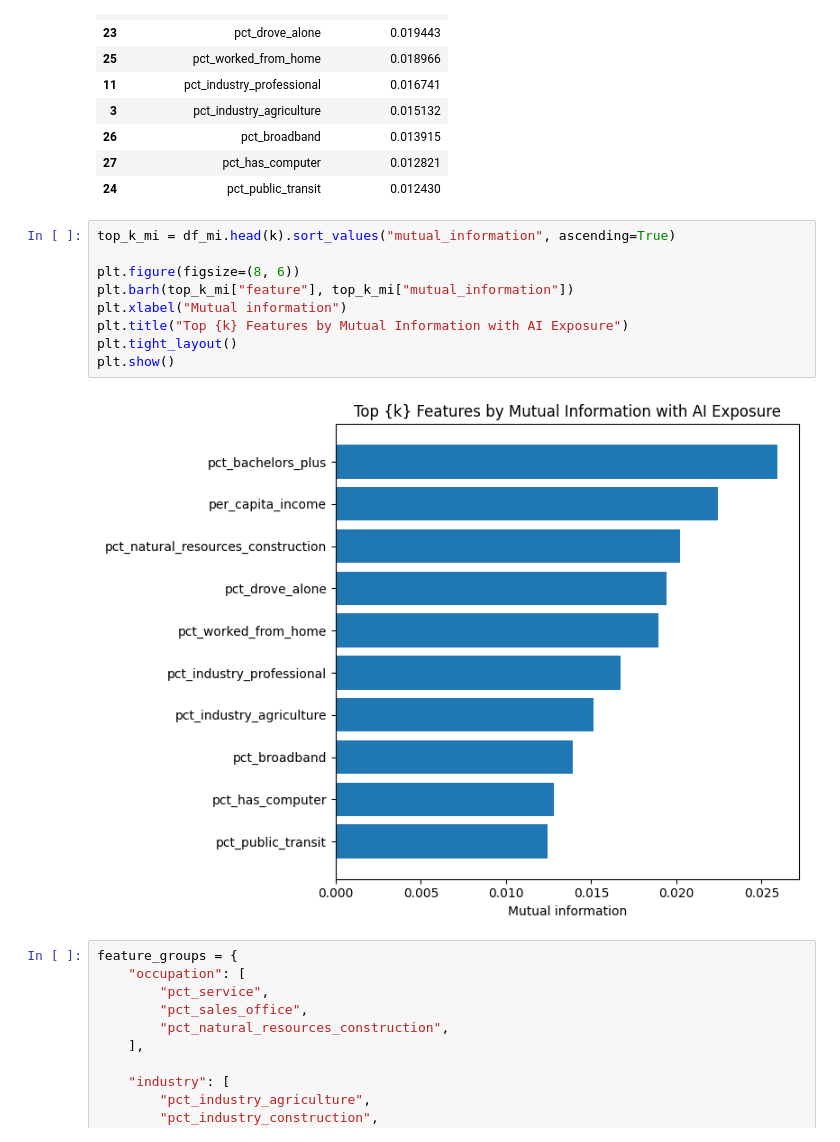
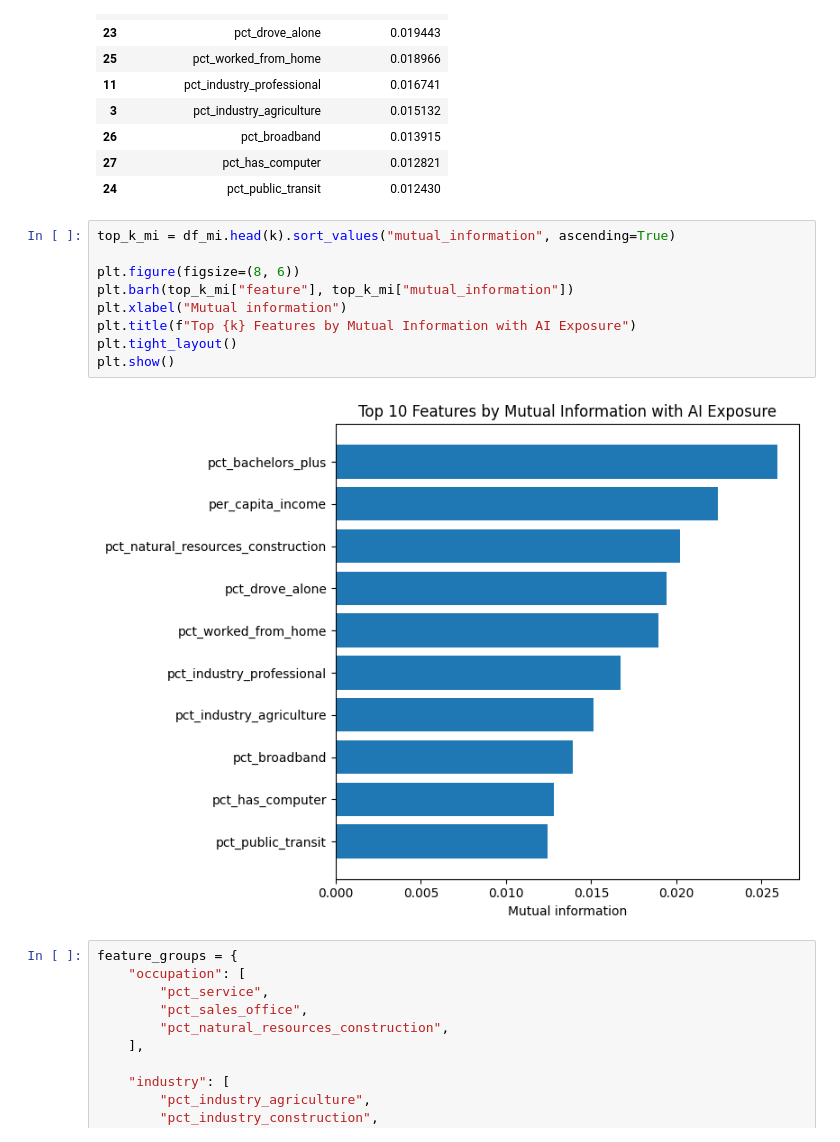
Before and after one commit to raelynncui/ai_exposure, a Jupyter notebook: data_analysis.ipynb, the cells around one changed output. Saved outputs shown, nothing was run; the diff lists cells and outputs as text.

```diff
--- a/data_analysis.ipynb
+++ b/data_analysis.ipynb
@@ -94,14 +94,14 @@ display(df_mi.head(k))
 # %%
 top_k_mi = df_mi.head(k).sort_values("mutual_information", ascending=True)
 
 plt.figure(figsize=(8, 6))
 plt.barh(top_k_mi["feature"], top_k_mi["mutual_information"])
 plt.xlabel("Mutual information")
-plt.title("Top {k} Features by Mutual Information with AI Exposure")
+plt.title(f"Top {k} Features by Mutual Information with AI Exposure")
 plt.tight_layout()
 plt.show()
 # %% [output]
-[figure, old version]
+[figure, new version]
 # %%
 feature_groups = {
     "occupation": [
```
